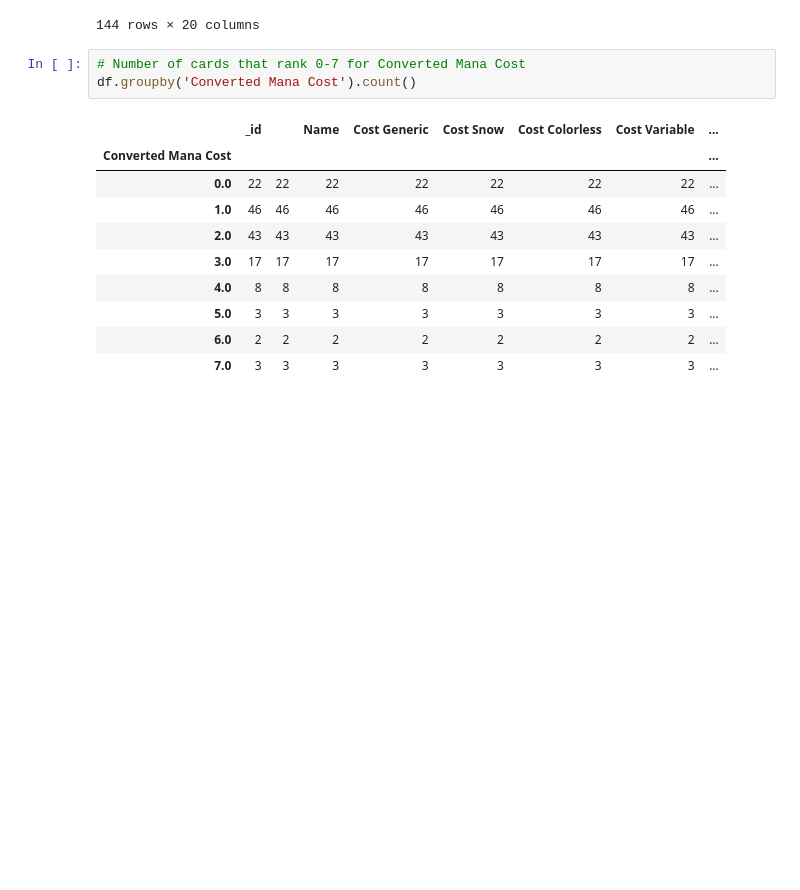
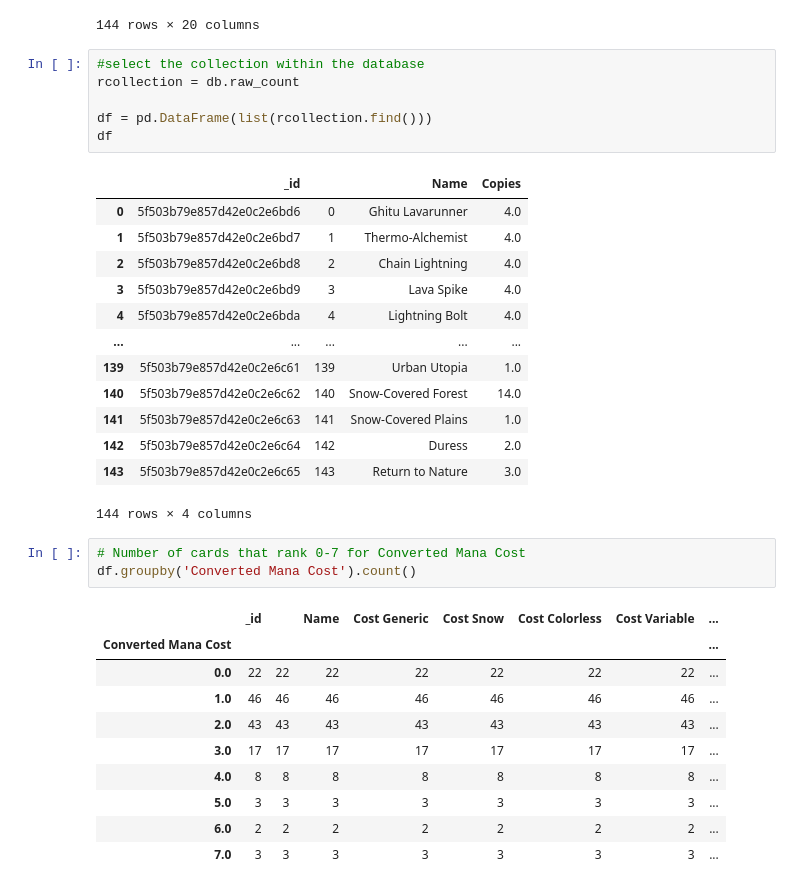
Before and after one commit to nhingtge/ETL-Project, a Jupyter notebook: mtg1.ipynb, the cells around one changed output. Saved outputs shown, nothing was run; the diff lists cells and outputs as text; blank space fills up the shorter version.

```diff
--- a/mtg1.ipynb
+++ b/mtg1.ipynb
@@ -62,6 +62,26 @@ df
 | 142 | 5f503b51e857d42e0c2e6bd4 | 142 | Forest | 0.0 | 0.0 | 0.0 | 0.0 | 0.0 | ... |
 | 143 | 5f503b51e857d42e0c2e6bd5 | 143 | Atog | 1.0 | 0.0 | 0.0 | 0.0 | 0.0 | ... |
 144 rows × 20 columns
+# %%
+#select the collection within the database
+rcollection = db.raw_count
+
+df = pd.DataFrame(list(rcollection.find()))
+df
+# %% [output]
+|  | _id |  | Name | Copies |
+| 0 | 5f503b79e857d42e0c2e6bd6 | 0 | Ghitu Lavarunner | 4.0 |
+| 1 | 5f503b79e857d42e0c2e6bd7 | 1 | Thermo-Alchemist | 4.0 |
+| 2 | 5f503b79e857d42e0c2e6bd8 | 2 | Chain Lightning | 4.0 |
+| 3 | 5f503b79e857d42e0c2e6bd9 | 3 | Lava Spike | 4.0 |
+| 4 | 5f503b79e857d42e0c2e6bda | 4 | Lightning Bolt | 4.0 |
+| ... | ... | ... | ... | ... |
+| 139 | 5f503b79e857d42e0c2e6c61 | 139 | Urban Utopia | 1.0 |
+| 140 | 5f503b79e857d42e0c2e6c62 | 140 | Snow-Covered Forest | 14.0 |
+| 141 | 5f503b79e857d42e0c2e6c63 | 141 | Snow-Covered Plains | 1.0 |
+| 142 | 5f503b79e857d42e0c2e6c64 | 142 | Duress | 2.0 |
+| 143 | 5f503b79e857d42e0c2e6c65 | 143 | Return to Nature | 3.0 |
+144 rows × 4 columns
 # %%
 # Number of cards that rank 0-7 for Converted Mana Cost
 df.groupby('Converted Mana Cost').count()
```
Also changed, not shown: parts of 1 cell of this notebook.
